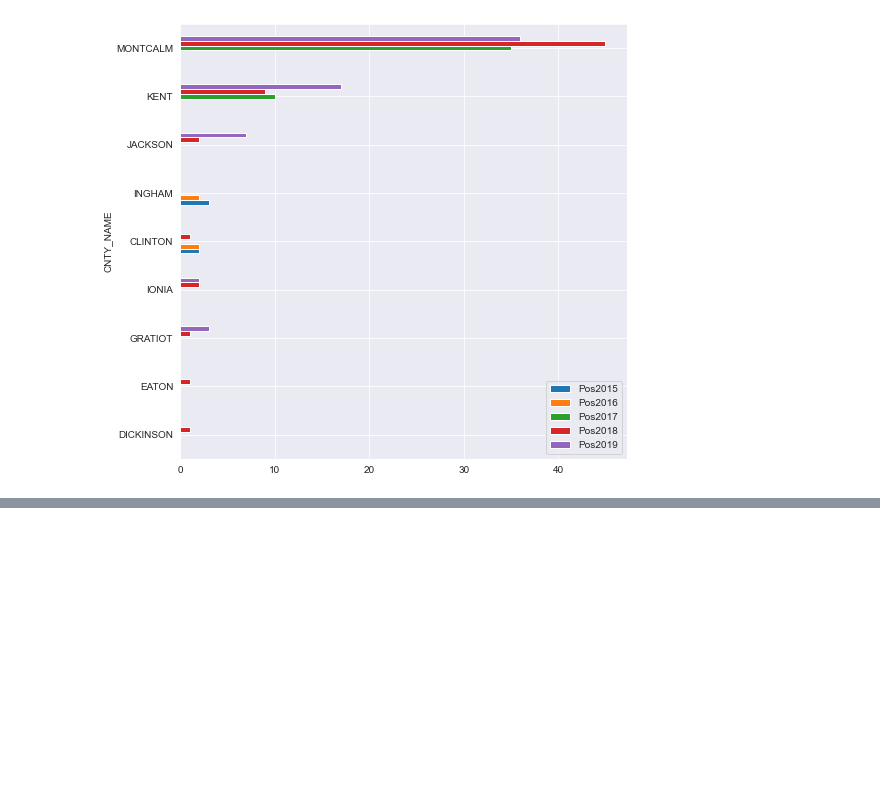
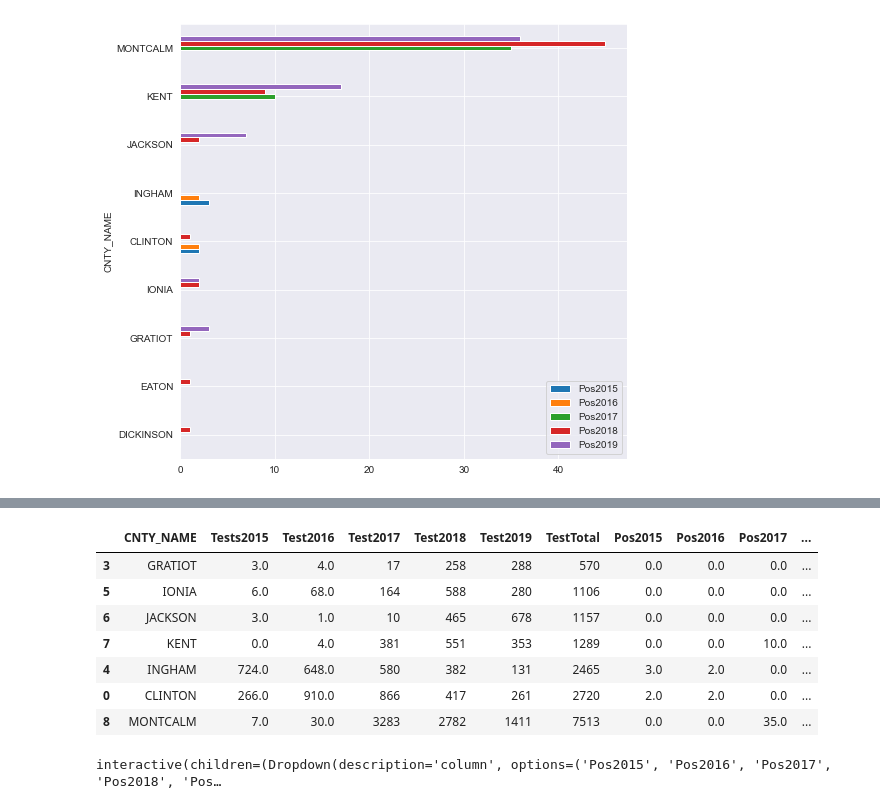
Before and after one commit to Ambush3/Michigan-Deer-CWD, a Jupyter notebook: CWD.ipynb, the cells around one changed output, grey strips where cells are left out. Drawn from its saved outputs; the diff is of its cells as text; code cells hidden in the pictures; blank space fills up the shorter version.

```diff
--- a/CWD.ipynb
+++ b/CWD.ipynb
@@ -236,0 +223,22 @@ plt.legend(['Montcalm', 'Kent', 'Jackson', 'Ionia']);
+# %%
+cwd6 = cwd3.copy()
+columns_to_drop = ['OBJECTID_12', 'CNTY_NUM', 'SHAPE_Length', 'SHAPE_Area']
+cwd6.drop(columns_to_drop, axis='columns', inplace=True)
+
+cwd6.loc[cwd6['PosTotal'] > 1]
+# %% [output]
+|  | CNTY_NAME | Tests2015 | Test2016 | Test2017 | Test2018 | Test2019 | TestTotal | Pos2015 | Pos2016 | Pos2017 | ... |
+| 3 | GRATIOT | 3.0 | 4.0 | 17 | 258 | 288 | 570 | 0.0 | 0.0 | 0.0 | ... |
+| 5 | IONIA | 6.0 | 68.0 | 164 | 588 | 280 | 1106 | 0.0 | 0.0 | 0.0 | ... |
+| 6 | JACKSON | 3.0 | 1.0 | 10 | 465 | 678 | 1157 | 0.0 | 0.0 | 0.0 | ... |
+| 7 | KENT | 0.0 | 4.0 | 381 | 551 | 353 | 1289 | 0.0 | 0.0 | 10.0 | ... |
+| 4 | INGHAM | 724.0 | 648.0 | 580 | 382 | 131 | 2465 | 3.0 | 2.0 | 0.0 | ... |
+| 0 | CLINTON | 266.0 | 910.0 | 866 | 417 | 261 | 2720 | 2.0 | 2.0 | 0.0 | ... |
+| 8 | MONTCALM | 7.0 | 30.0 | 3283 | 2782 | 1411 | 7513 | 0.0 | 0.0 | 35.0 | ... |
+# %%
+@interact
+def show_cwd(column=['Pos2015', 'Pos2016', 'Pos2017', 'Pos2018', 'Pos2019'],
+             x=(1, 10, 1)):
+    return cwd6.loc[cwd6[column] > x]
+# %% [output]
+interactive(children=(Dropdown(description='column', options=('Pos2015', 'Pos2016', 'Pos2017', 'Pos2018', 'Pos…
```
Also changed, not shown: parts of 6 cells of this notebook.
